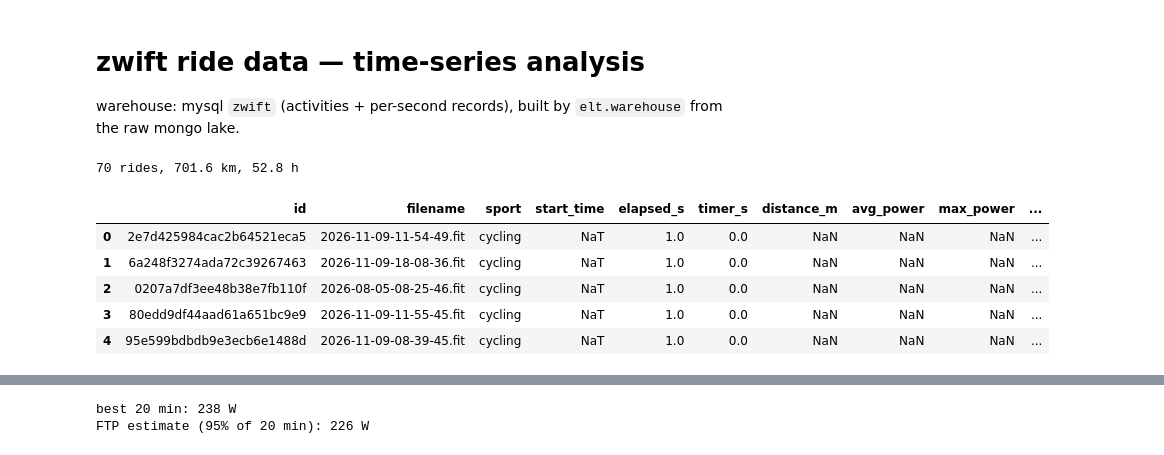
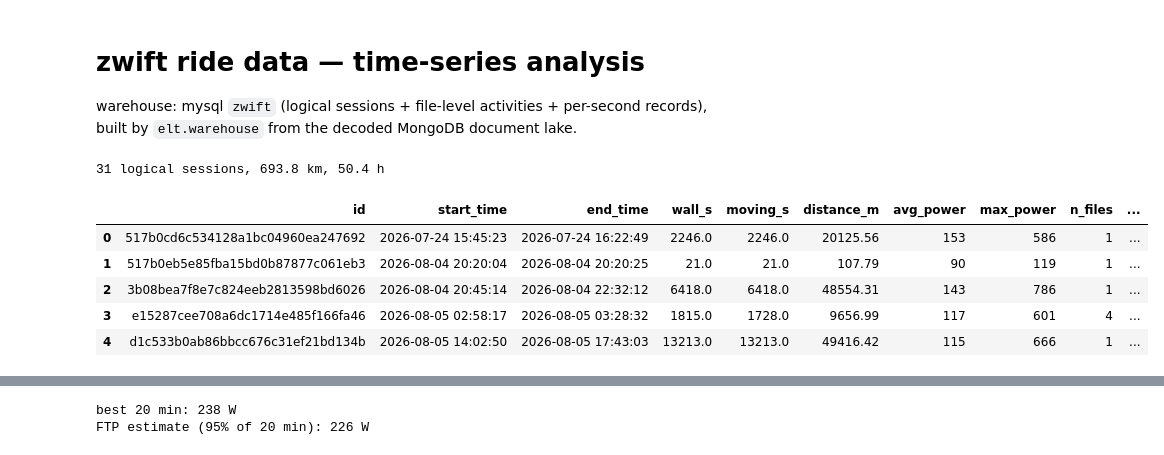
Before and after one commit to DimitriChrysafis/ZwiftShifter, a Jupyter notebook: data/notebooks/analysis.ipynb, the cells around one changed output, grey strips where cells are left out. Saved outputs shown, nothing was run; the diff lists cells and outputs as text; code cells hidden in the pictures.

```diff
--- a/data/notebooks/analysis.ipynb
+++ b/data/notebooks/analysis.ipynb
@@ -1,31 +1,31 @@
 # %% [markdown]
 # zwift ride data — time-series analysis
 
-warehouse: mysql `zwift` (activities + per-second records), built by `elt.warehouse` from the raw mongo lake.
+warehouse: mysql `zwift` (logical sessions + file-level activities + per-second records), built by `elt.warehouse` from the decoded MongoDB document lake.
 # %%
 import sys
 sys.path.insert(0, '..')
 
 import numpy as np
 import pandas as pd
 import matplotlib.pyplot as plt
 
 from db import mysql_conn
 
 conn = mysql_conn()
-act = pd.read_sql('select * from activities order by start_time', conn)
+act = pd.read_sql('select * from sessions order by start_time', conn)
 conn.close()
 act['start_time'] = pd.to_datetime(act['start_time'])
-print(f'{len(act)} rides, '
+print(f'{len(act)} logical sessions, '
       f"{act['distance_m'].sum()/1000:,.1f} km, "
-      f"{act['elapsed_s'].sum()/3600:.1f} h")
+      f"{act['moving_s'].sum()/3600:.1f} h")
 act.head()
 # %% [output]
-70 rides, 701.6 km, 52.8 h
+31 logical sessions, 693.8 km, 50.4 h
-|  | id | filename | sport | start_time | elapsed_s | timer_s | distance_m | avg_power | max_power | ... |
-| 0 | 2e7d425984cac2b64521eca5 | 2026-11-09-11-54-49.fit | cycling | NaT | 1.0 | 0.0 | NaN | NaN | NaN | ... |
-| 1 | 6a248f3274ada72c39267463 | 2026-11-09-18-08-36.fit | cycling | NaT | 1.0 | 0.0 | NaN | NaN | NaN | ... |
-| 2 | 0207a7df3ee48b38e7fb110f | 2026-08-05-08-25-46.fit | cycling | NaT | 1.0 | 0.0 | NaN | NaN | NaN | ... |
-| 3 | 80edd9df44aad61a651bc9e9 | 2026-11-09-11-55-45.fit | cycling | NaT | 1.0 | 0.0 | NaN | NaN | NaN | ... |
-| 4 | 95e599bdbdb9e3ecb6e1488d | 2026-11-09-08-39-45.fit | cycling | NaT | 1.0 | 0.0 | NaN | NaN | NaN | ... |
+|  | id | start_time | end_time | wall_s | moving_s | distance_m | avg_power | max_power | n_files | ... |
+| 0 | 517b0cd6c534128a1bc04960ea247692 | 2026-07-24 15:45:23 | 2026-07-24 16:22:49 | 2246.0 | 2246.0 | 20125.56 | 153 | 586 | 1 | ... |
+| 1 | 517b0eb5e85fba15bd0b87877c061eb3 | 2026-08-04 20:20:04 | 2026-08-04 20:20:25 | 21.0 | 21.0 | 107.79 | 90 | 119 | 1 | ... |
+| 2 | 3b08bea7f8e7c824eeb2813598bd6026 | 2026-08-04 20:45:14 | 2026-08-04 22:32:12 | 6418.0 | 6418.0 | 48554.31 | 143 | 786 | 1 | ... |
+| 3 | e15287cee708a6dc1714e485f166fa46 | 2026-08-05 02:58:17 | 2026-08-05 03:28:32 | 1815.0 | 1728.0 | 9656.99 | 117 | 601 | 4 | ... |
+| 4 | d1c533b0ab86bbcc676c31ef21bd134b | 2026-08-05 14:02:50 | 2026-08-05 17:43:03 | 13213.0 | 13213.0 | 49416.42 | 115 | 666 | 1 | ... |
 # %%
```
Also changed, not shown: parts of 6 cells of this notebook, 7 other files.
